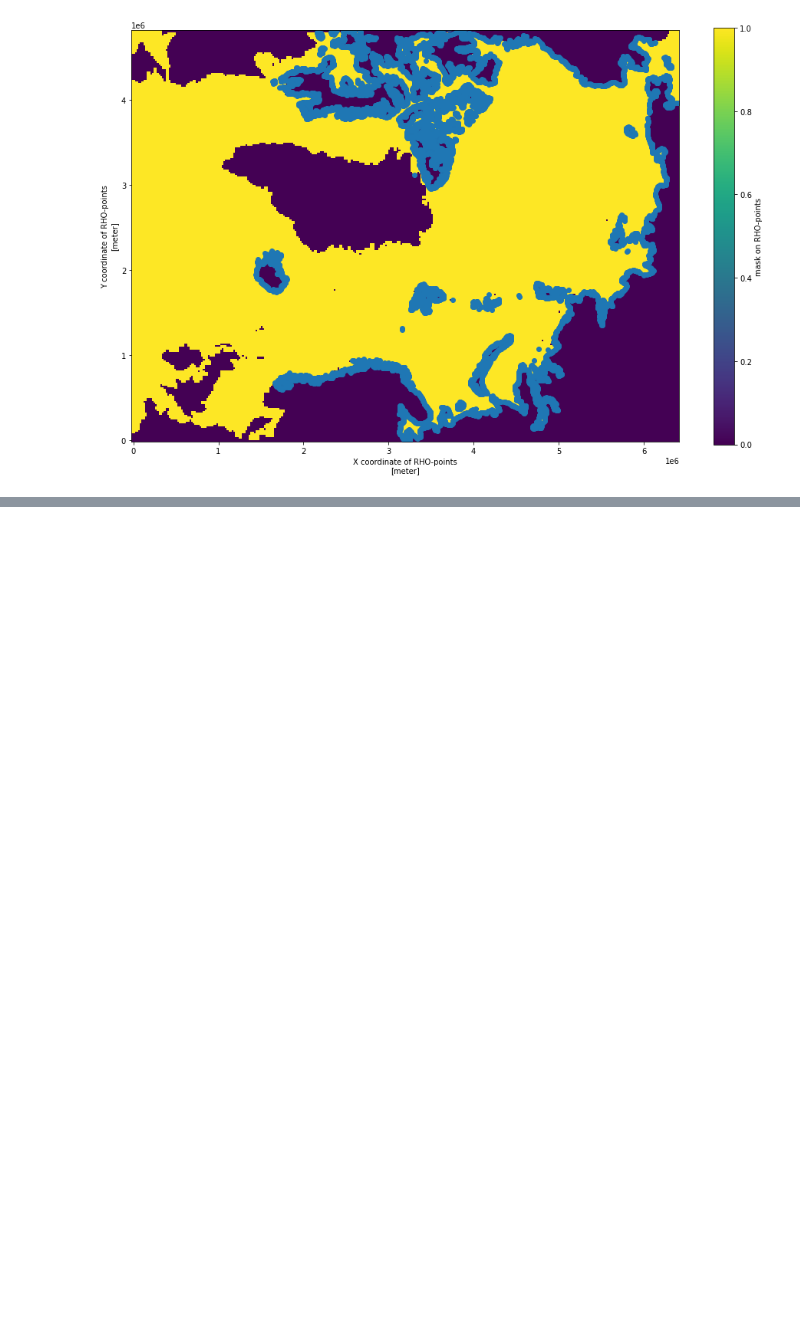
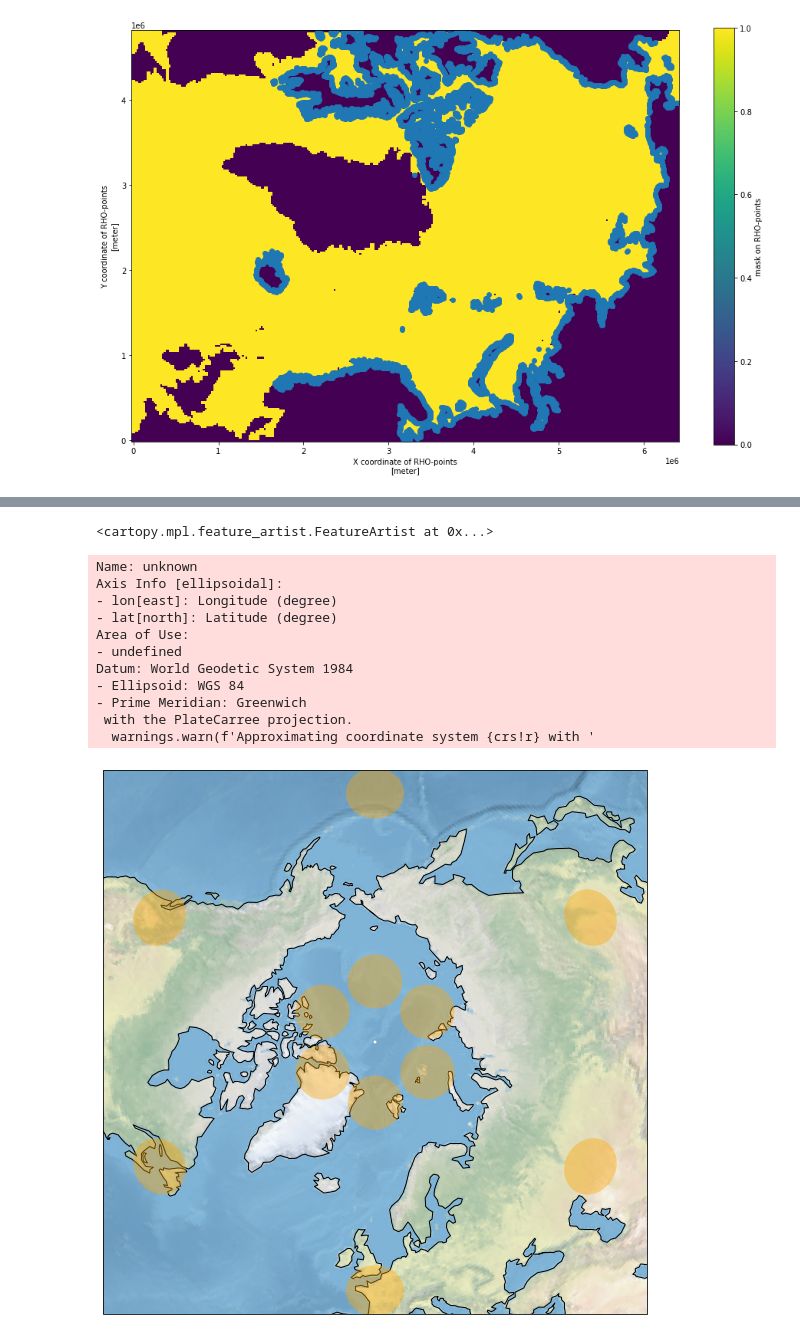
Before and after one commit to NIVANorge/BEST-Siberian, a Jupyter notebook: code/01_merit_hydro_radr_discharge.ipynb, the cells around one changed output, grey strips where cells are left out. Cells and saved outputs as stored; diff of their text form; code cells hidden in the pictures; blank space fills up the shorter version.

```diff
--- a/code/01_merit_hydro_radr_discharge.ipynb
+++ b/code/01_merit_hydro_radr_discharge.ipynb
@@ -235,0 +274,31 @@ radr_pt_gdf.plot(ax=ax)
+# %%
+# Identify a suitable equal area projection with no "singularities"
+# or discontinuities around the poles
+crs = ccrs.LambertAzimuthalEqualArea(
+    central_longitude=0.0,
+    central_latitude=90.0,
+    false_easting=0.0,
+    false_northing=0.0,
+)
+
+# Plot Tissot indicatrices
+fig = plt.figure(figsize=(10, 10))
+ax = fig.add_subplot(1, 1, 1, projection=crs)
+ax.set_extent((-5000000, 5000000, -5000000, 5000000), crs=crs)
+ax.stock_img()
+ax.coastlines()
+ax.tissot(facecolor="orange", alpha=0.4)
+# %% [output]
+<cartopy.mpl.feature_artist.FeatureArtist at 0x...>
+Name: unknown
+Axis Info [ellipsoidal]:
+- lon[east]: Longitude (degree)
+- lat[north]: Latitude (degree)
+Area of Use:
+- undefined
+Datum: World Geodetic System 1984
+- Ellipsoid: WGS 84
+- Prime Meridian: Greenwich
+ with the PlateCarree projection.
+  warnings.warn(f'Approximating coordinate system {crs!r} with '
+[figure, added]
```
Also changed, not shown: parts of 7 cells of this notebook.
